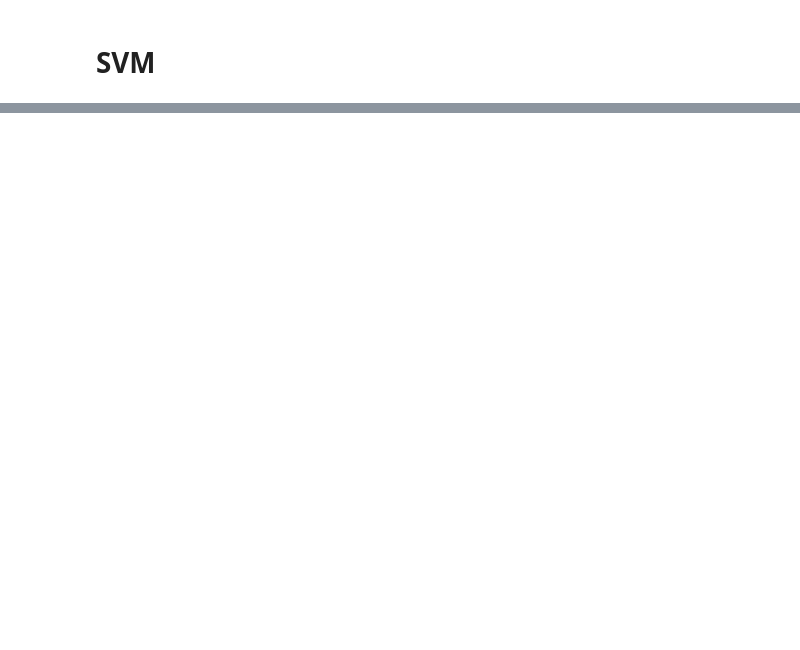
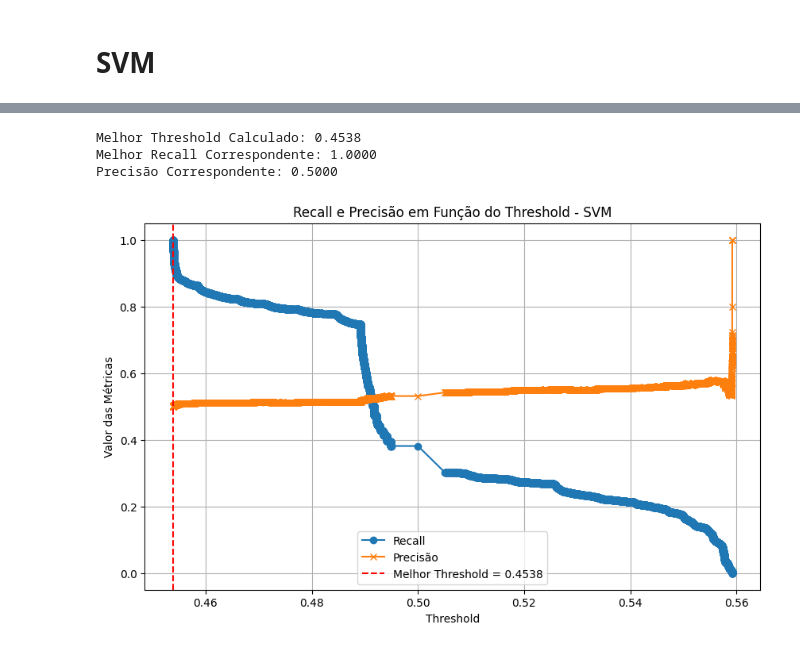
Before and after one commit to AzuraLV/Colabs, a Jupyter notebook: RECPAD/Processamento/processamento.ipynb, the cells around one changed output, grey strips where cells are left out. Cells and saved outputs as stored; diff of their text form; code cells hidden in the pictures; blank space fills up the shorter version.

```diff
--- a/RECPAD/Processamento/processamento.ipynb
+++ b/RECPAD/Processamento/processamento.ipynb
@@ -388,7 +457,7 @@ from sklearn.metrics import precision_score, recall_score, f1_score, confusion_m
 
 y_pred_rf = best_rf_model.predict_proba(X_test)[:, 1]
 
-threshold = 0.07
+threshold = 0.08
 y_pred_threshold = (y_pred_rf >= threshold).astype(int)
 tn, fp, fn, tp = confusion_matrix(y_test, y_pred_threshold).ravel()
 
@@ -484,0 +535,50 @@ Fitting 5 folds for each of 60 candidates, totalling 300 fits
+# %%
+import numpy as np
+from sklearn.metrics import precision_score, recall_score
+import matplotlib.pyplot as plt
+from sklearn.svm import SVC
+from imblearn.under_sampling import RandomUnderSampler
+
+svm = SVC(C=1, gamma='scale', kernel='rbf', probability=True)
+svm.fit(X_train_balanced, y_train_balanced)
+
+y_prob_svm = svm.predict_proba(X_test)[:, 1]
+
+unique_thresholds = np.sort(np.unique(y_prob_svm))
+
+precisions = []
+recalls = []
+
+for threshold in unique_thresholds:
+    y_pred_threshold = (y_prob_svm >= threshold).astype(int)
+
+    precision = precision_score(y_test, y_pred_threshold)
+    recall = recall_score(y_test, y_pred_threshold)
+
+    precisions.append(precision)
+    recalls.append(recall)
+
+best_threshold_index = np.argmax(recalls)
+best_threshold = unique_thresholds[best_threshold_index]
+best_recall = recalls[best_threshold_index]
+best_precision = precisions[best_threshold_index]
+
+print(f"Melhor Threshold Calculado: {best_threshold:.4f}")
+print(f"Melhor Recall Correspondente: {best_recall:.4f}")
+print(f"Precisão Correspondente: {best_precision:.4f}")
+
+plt.figure(figsize=(10, 6))
+plt.plot(unique_thresholds, recalls, label='Recall', marker='o')
+plt.plot(unique_thresholds, precisions, label='Precisão', marker='x')
+plt.axvline(x=best_threshold, color='red', linestyle='--', label=f"Melhor Threshold = {best_threshold:.4f}")
+plt.xlabel('Threshold')
+plt.ylabel('Valor das Métricas')
+plt.title('Recall e Precisão em Função do Threshold - SVM')
+plt.legend()
+plt.grid(True)
+plt.show()
+# %% [output]
+Melhor Threshold Calculado: 0.4538
+Melhor Recall Correspondente: 1.0000
+Precisão Correspondente: 0.5000
+[figure, added]
```
Also changed, not shown: parts of 21 cells of this notebook.
